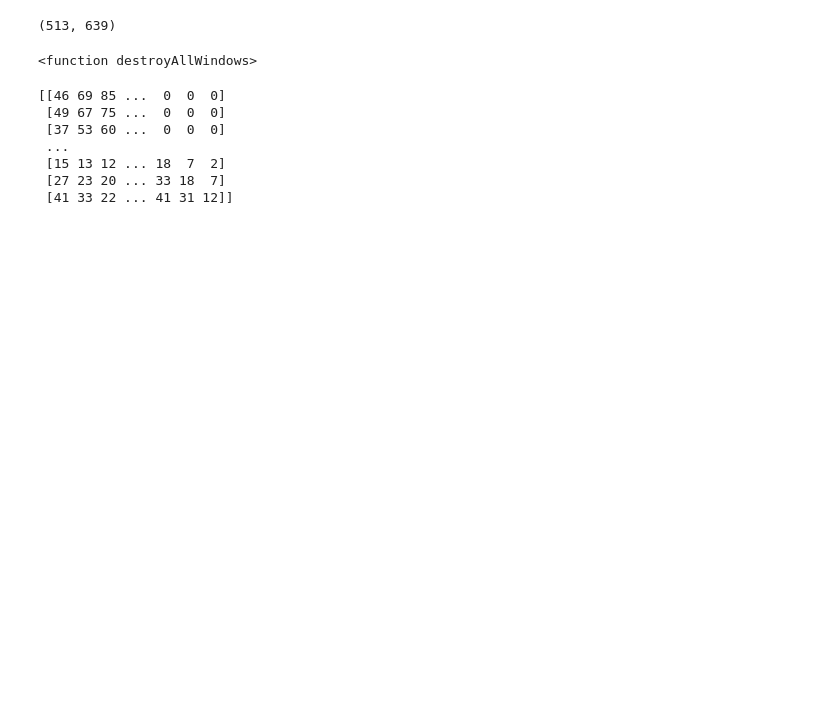
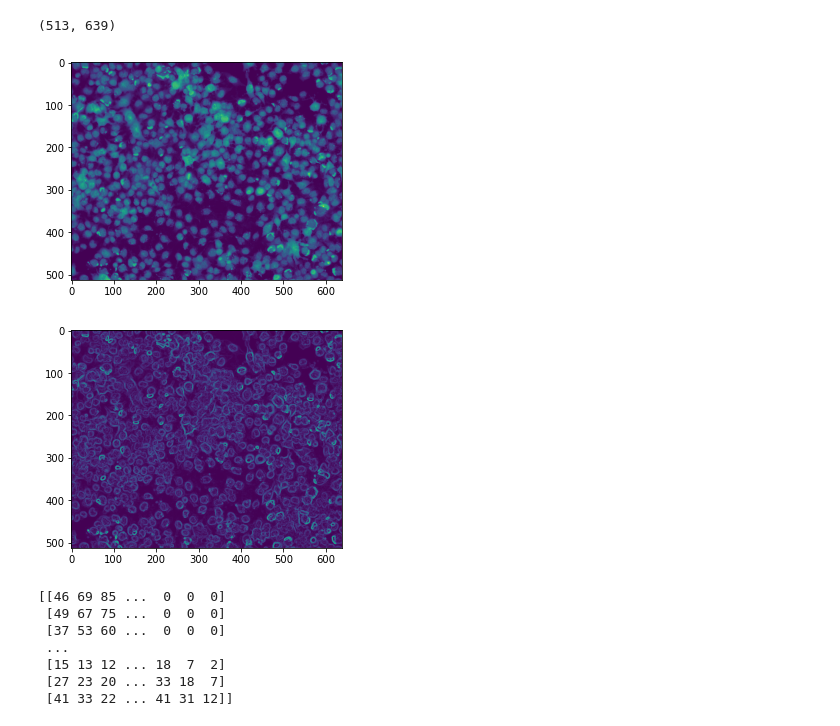
Before and after one commit to huangshuewei/1.-Python-Beginners, a Jupyter notebook: 1. Python Beginners/1.Example of Edge detection.ipynb, the cells around one changed output. Saved outputs shown, nothing was run; the diff lists cells and outputs as text; code cells hidden in the pictures; blank space fills up the shorter version.

```diff
--- a/1. Python Beginners/1.Example of Edge detection.ipynb
+++ b/1. Python Beginners/1.Example of Edge detection.ipynb
@@ -5,15 +6,16 @@ from skimage.filters import sobel
 img = cv2.imread("test_image.jpg",0)
 img2 = sobel(img)
 # %%
-cv2.imshow("pic",img)
-cv2.imshow("edge",img2)
+plt.figure()
+plt.imshow(img)
+
+plt.figure()
+plt.imshow(img2)
 print(img.shape)
-
-cv2.waitKey(0)
-cv2.destroyAllWindows
 # %% [output]
 (513, 639)
-<function destroyAllWindows>
+[figure, added]
+[figure, added]
 # %%
 print(img)
 # %% [output]
```
Also changed, not shown: parts of 1 cell of this notebook.
